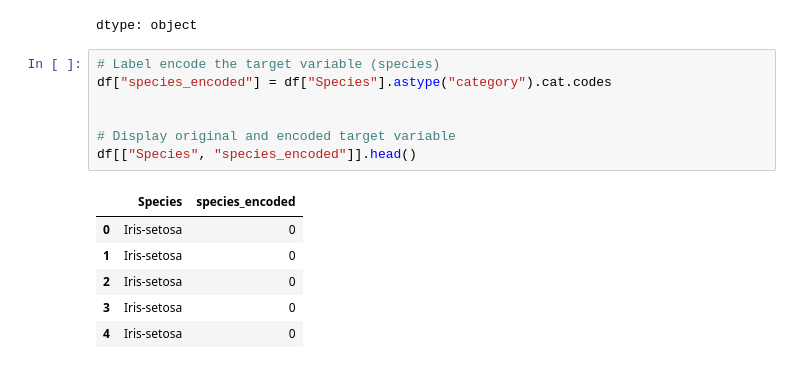
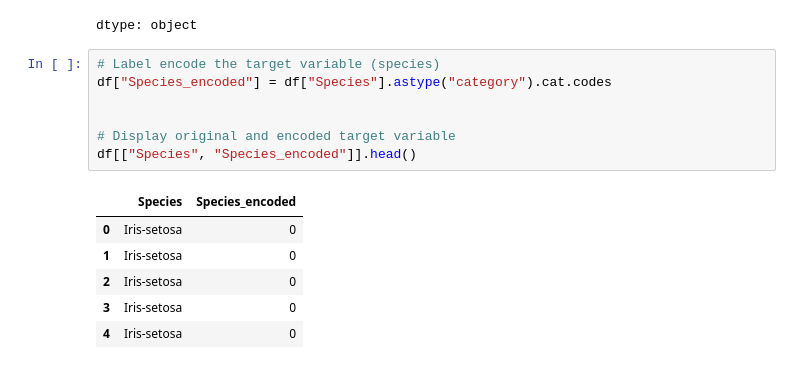
Before and after one commit to Clinton1029/Iris_ml, a Jupyter notebook: Iris_ml.ipynb, the cells around one changed output. Cells and saved outputs as stored; diff of their text form.

```diff
--- a/Iris_ml.ipynb
+++ b/Iris_ml.ipynb
@@ -117,13 +120,13 @@ df.dtypes
 dtype: object
 # %%
 # Label encode the target variable (species)
-df["species_encoded"] = df["Species"].astype("category").cat.codes
+df["Species_encoded"] = df["Species"].astype("category").cat.codes
 
 
 # Display original and encoded target variable
-df[["Species", "species_encoded"]].head()
+df[["Species", "Species_encoded"]].head()
 # %% [output]
-|  | Species | species_encoded |
+|  | Species | Species_encoded |
 | 0 | Iris-setosa | 0 |
 | 1 | Iris-setosa | 0 |
 | 2 | Iris-setosa | 0 |
```
Also changed, not shown: parts of 7 cells of this notebook.
